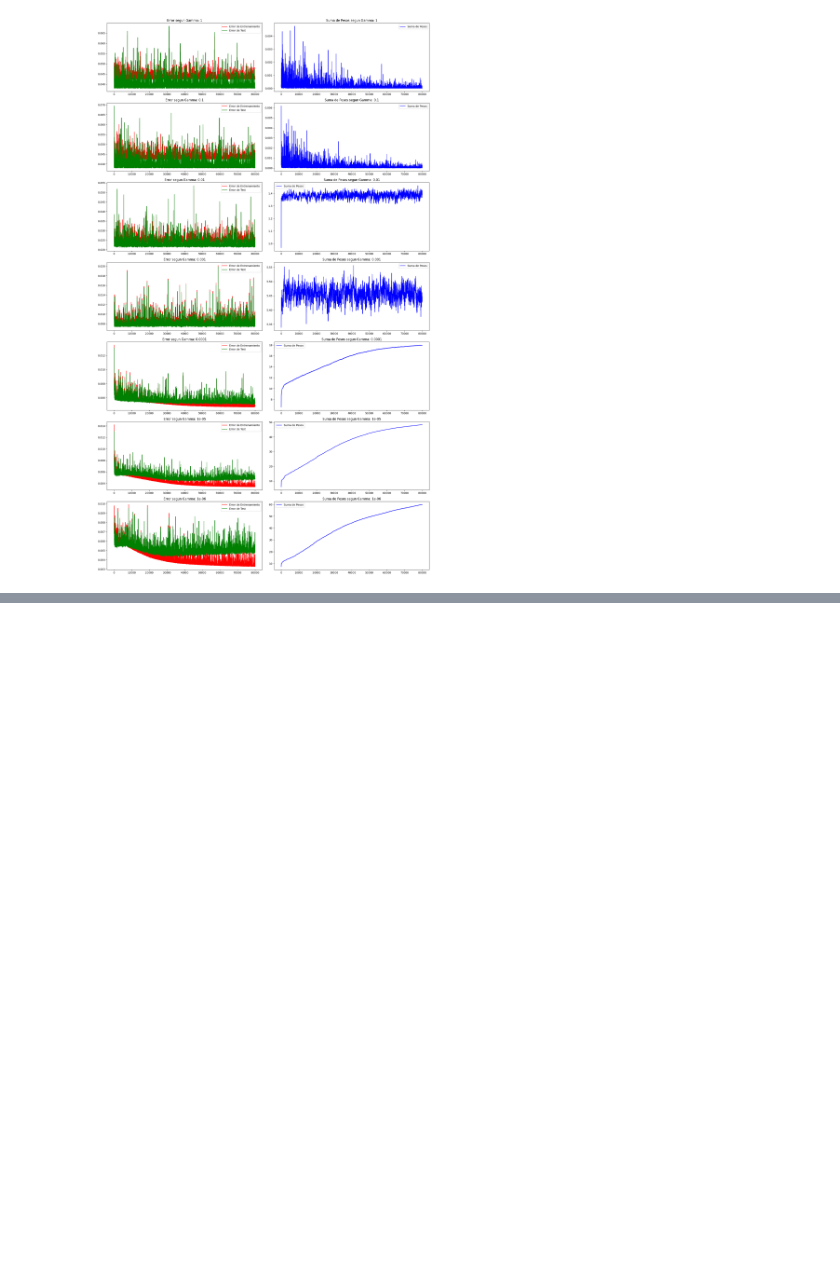
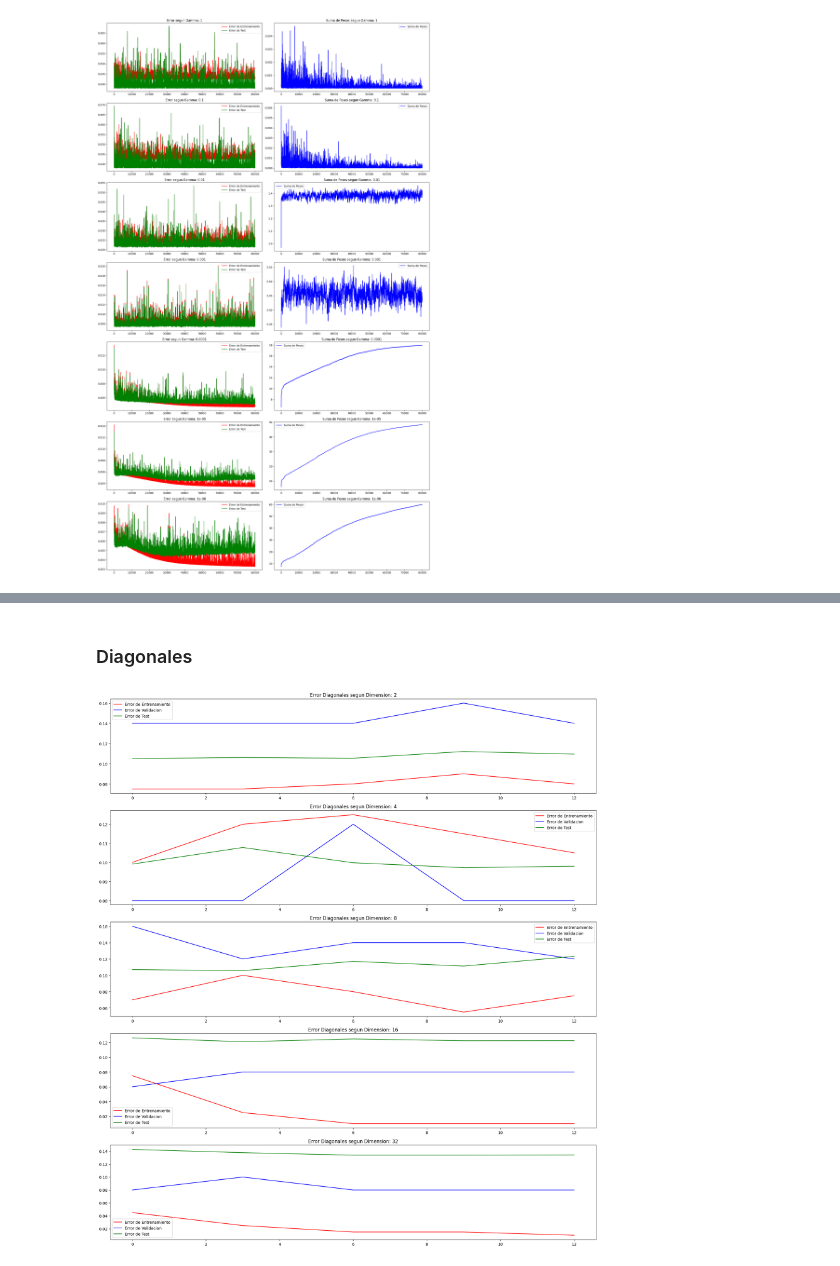
Before and after one commit to Pomarola/IAA, a Jupyter notebook: TP2.ipynb, the cells around one changed output, grey strips where cells are left out. Drawn from its saved outputs; the diff is of its cells as text; code cells hidden in the pictures; blank space fills up the shorter version.

```diff
--- a/TP2.ipynb
+++ b/TP2.ipynb
@@ -311,0 +316,16 @@ plt.show()
+# %%
+dimensiones = [2, 4, 8, 16, 32]
+dataDiagonalesTree = []
+dataParalelasTree = []
+overlap = 0.78
+testSamples = 10000
+# %%
+N2 = 6
+learning_rate = 0.025
+momentum = 0.85
+epochs = 3#40
+evals = 5#2000
+dataDiagonalesRed = []
+dataParalelasRed = []
+# %% [markdown]
+### Diagonales
@@ -311,0 +355,32 @@ plt.show()
+# %%
+fig, axs = plt.subplots(5, 1, figsize=(18, 20))
+
+for idx, dimension in enumerate(dimensiones):
+    testDiagonales10000 = diagonales(testSamples, dimension, overlap)
+    X_test = testDiagonales10000.drop(columns=['class'])
+    y_test = testDiagonales10000['class']
+
+    for conjunto in range(0,20):
+        dfDiagonales = diagonales(250, dimension, overlap)
+        X = dfDiagonales.drop(columns=['class'])
+        y = dfDiagonales['class']
+
+        clf = DecisionTreeClassifier(criterion="entropy", min_impurity_decrease=0.002, random_state=0, min_samples_leaf=5)
+        clf = clf.fit(X, y)
+        errTest = 1 - clf.score(X_test, y_test)
+        errEntrenamiento = 1 - clf.score(X, y)
+        treeSize = clf.tree_.node_count
+        dataDiagonalesTree.append([dimension, conjunto, errTest, errEntrenamiento, treeSize])
+
+        clasif = MLPClassif(N2, momentum, learning_rate, epochs)
+        X_train, X_val, y_train, y_val = sk.model_selection.train_test_split(X, y, test_size=0.2)
+        best_red, error_train, error_val, error_test = entrenar_red_clasificacion(clasif, evals, X_train, y_train, X_val, y_val, X_test, y_test)
+        errTest = error_clasificacion(y_test, best_red.predict(X_test))
+        errEntrenamiento = error_clasificacion(y, best_red.predict(X))
+        dataDiagonalesRed.append([dimension, conjunto, errTest, errEntrenamiento])
+
+
+plt.tight_layout()
+plt.show()
+# %% [output]
+[figure, added]
```
Also changed, not shown: parts of 8 cells of this notebook, 2 other files.
